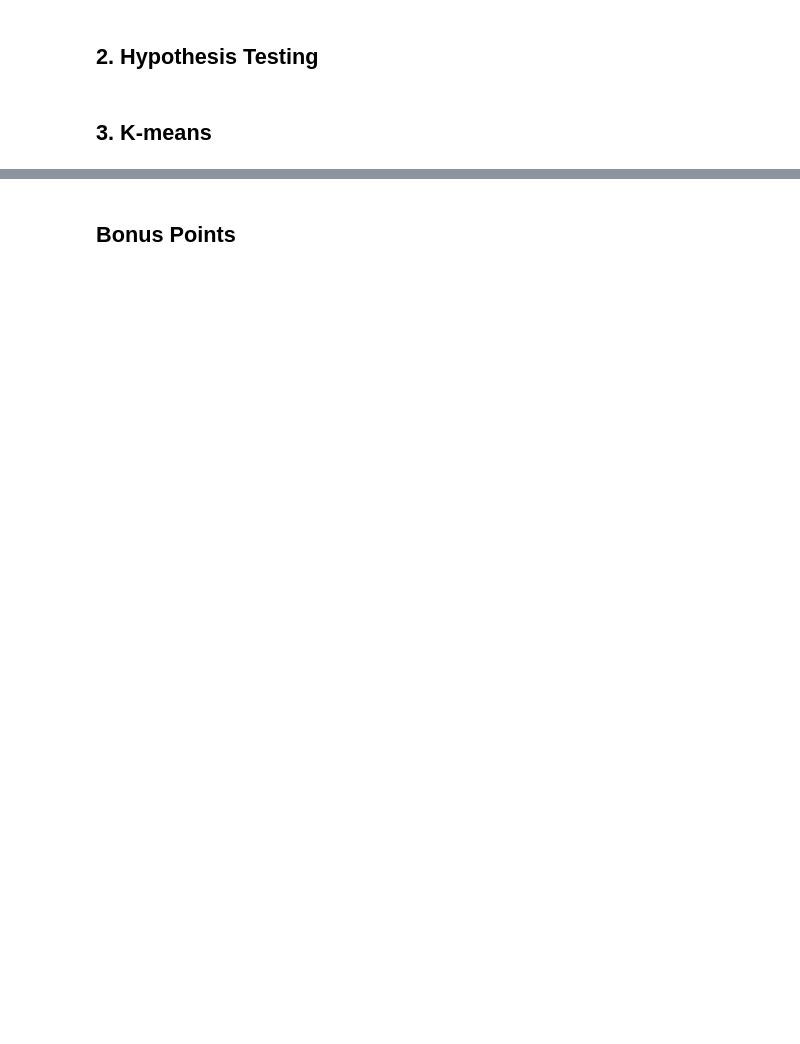
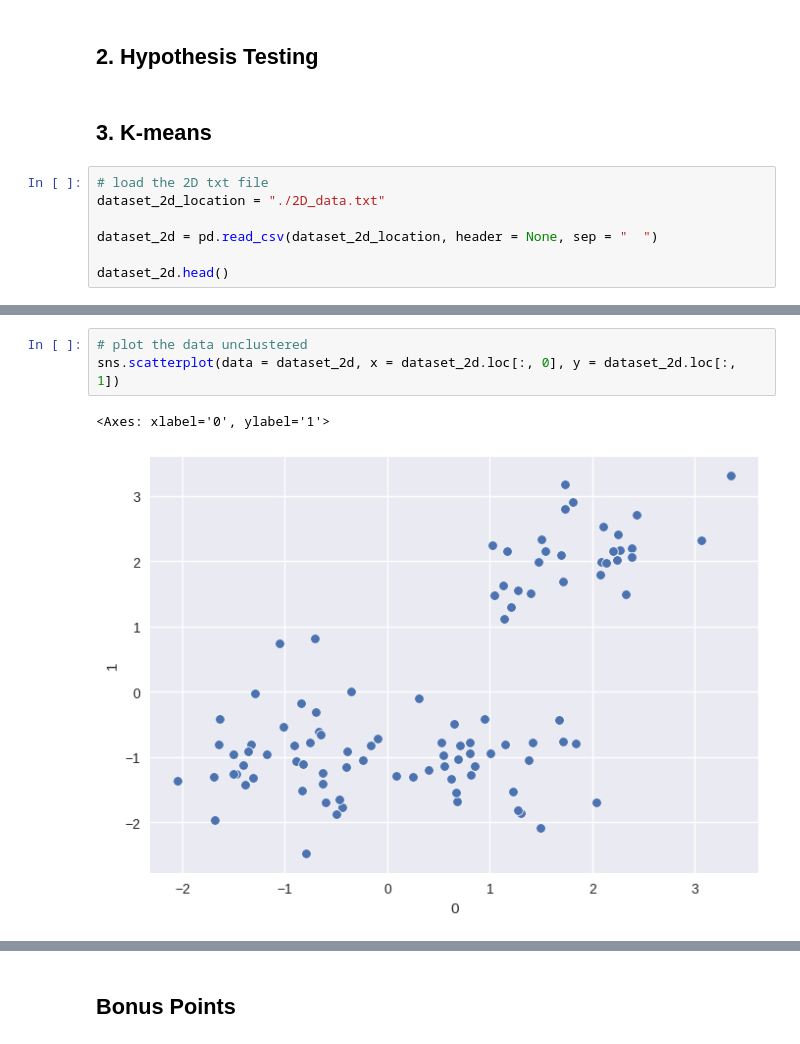
Before and after one commit to Tazering/UVA-CS, a Jupyter notebook: CS-3501_Zhang/PS2/tkj9ep_PS2.ipynb, the cells around one changed output, grey strips where cells are left out. Cells and saved outputs as stored; diff of their text form; blank space fills up the shorter version.

```diff
--- a/CS-3501_Zhang/PS2/tkj9ep_PS2.ipynb
+++ b/CS-3501_Zhang/PS2/tkj9ep_PS2.ipynb
@@ -40,3 +90,10 @@ c)
 ## **2. Hypothesis Testing**
 # %% [markdown]
 ## **3. K-means**
+# %%
+# load the 2D txt file
+dataset_2d_location = "./2D_data.txt"
+
+dataset_2d = pd.read_csv(dataset_2d_location, header = None, sep = "  ")
+
+dataset_2d.head()
@@ -42,0 +127,6 @@ c)
+# %%
+# plot the data unclustered
+sns.scatterplot(data = dataset_2d, x = dataset_2d.loc[:, 0], y = dataset_2d.loc[:, 1])
+# %% [output]
+<Axes: xlabel='0', ylabel='1'>
+[figure, added]
```
Also changed, not shown: parts of 12 cells of this notebook.
